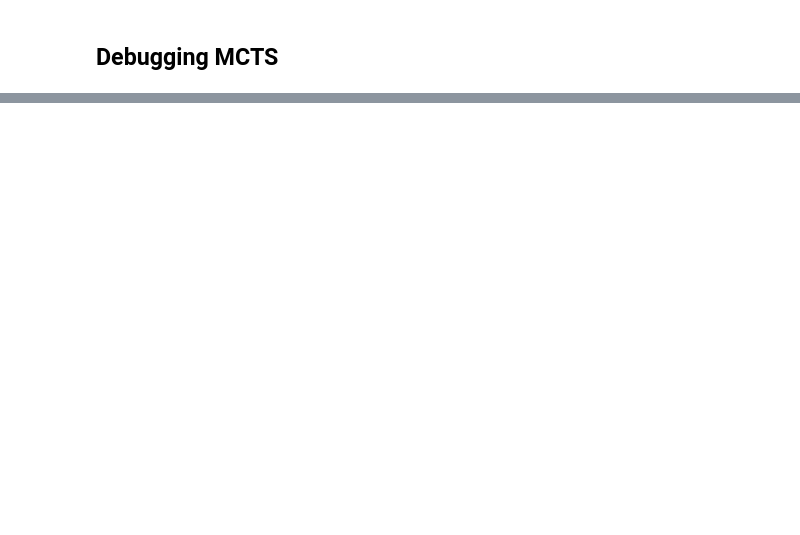
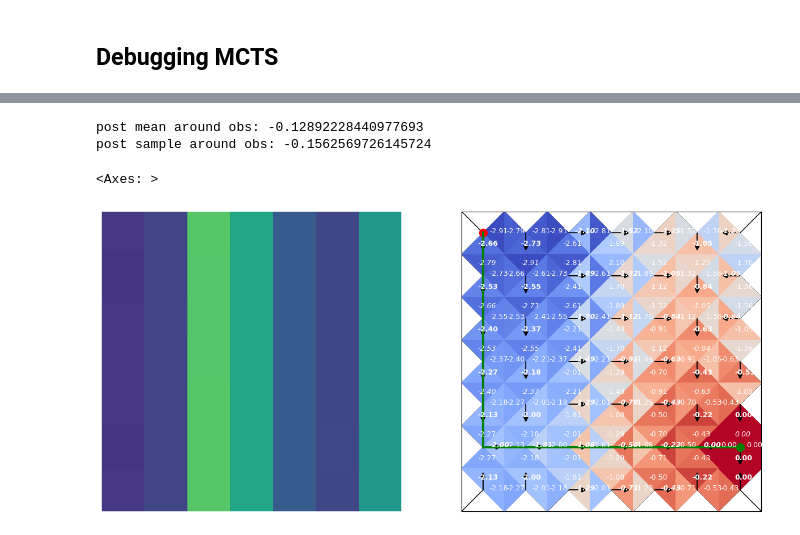
Before and after one commit to tgham/context_exploration, a Jupyter notebook: GP_worlds.ipynb, the cells around one changed output, grey strips where cells are left out. Cells and saved outputs as stored; diff of their text form; code cells hidden in the pictures; blank space fills up the shorter version.

```diff
--- a/GP_worlds.ipynb
+++ b/GP_worlds.ipynb
@@ -1324,0 +1306,19 @@ while not end_episode:
+# %%
+print('post mean around obs:', env_copy.posterior_mean.reshape(N,N)[start[0], start[1]])
+
+# post_sample = env_copy.sample_post(env_copy.posterior_mean, env_copy.posterior_cov)
+post_sample = env_copy.sample(env_copy.posterior_cov, env_copy.posterior_mean)
+# print(post_sample.min(), post_sample.max(), post_sample.mean())
+
+fig, axs = plt.subplots(1,2, figsize = (15,7.5))
+plot_r(post_sample, axs[0])
+print('post sample around obs:', post_sample[start[0], start[1]])
+
+## DP under this posterior
+V,Q,A = env_copy.value_iteration(post_sample)
+plot_action_tree(Q, env.get_obs()['agent'], env.get_obs()['goal'], ax=axs[1])
+# %% [output]
+post mean around obs: -0.12892228440977693
+post sample around obs: -0.1562569726145724
+<Axes: >
+[figure, added]
```
Also changed, not shown: parts of 19 cells of this notebook.
